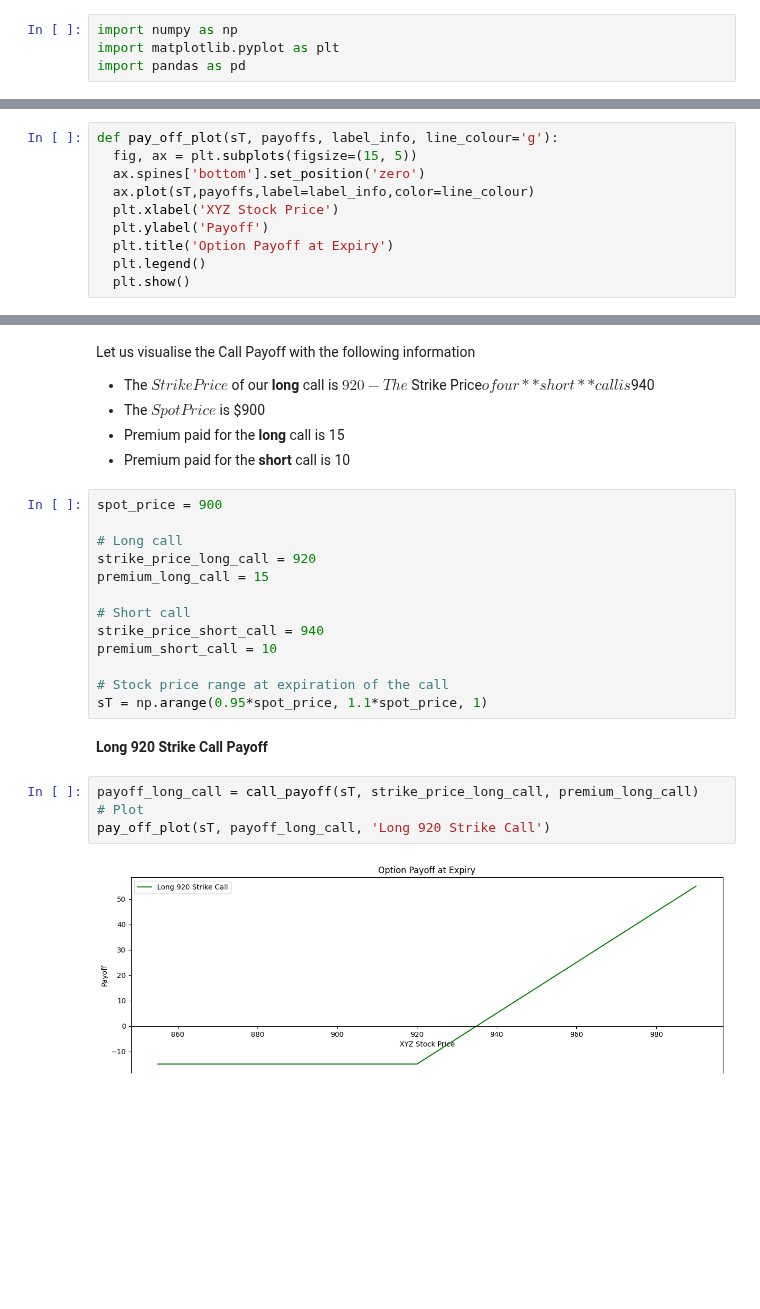
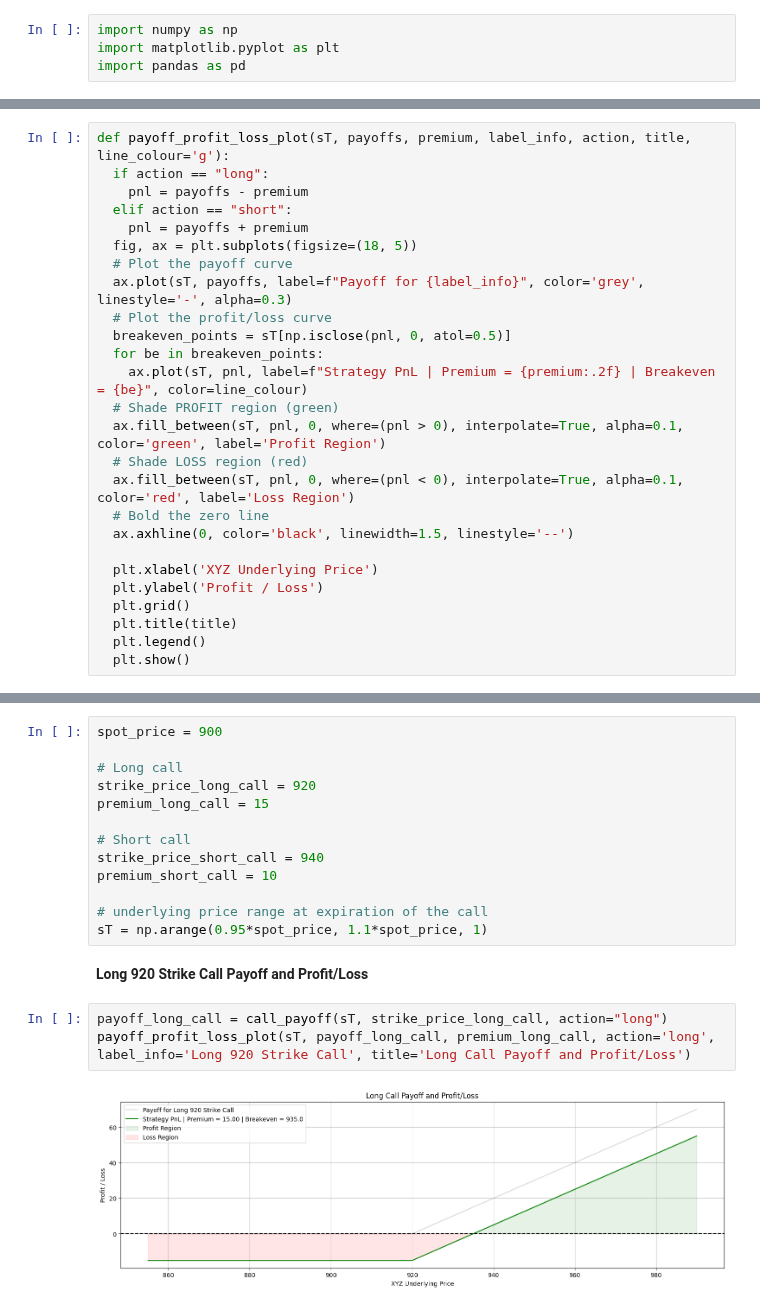
Before and after one commit to KevinTan1203/Systematic-Quant-Trading, a Jupyter notebook: Quantitative Concepts/Derivatives & Options/Options.ipynb, the cells around one changed output, grey strips where cells are left out. Drawn from its saved outputs; the diff is of its cells as text; blank space fills up the shorter version.

```diff
--- a/Quantitative Concepts/Derivatives & Options/Options.ipynb
+++ b/Quantitative Concepts/Derivatives & Options/Options.ipynb
@@ -39,10 +84,26 @@ We will define a payoff plot for the ease of plotting simple option payoff chart
 # %%
-def pay_off_plot(sT, payoffs, label_info, line_colour='g'):
-  fig, ax = plt.subplots(figsize=(15, 5))
-  ax.spines['bottom'].set_position('zero')
-  ax.plot(sT,payoffs,label=label_info,color=line_colour)
-  plt.xlabel('XYZ Stock Price')
-  plt.ylabel('Payoff')
-  plt.title('Option Payoff at Expiry')
+def payoff_profit_loss_plot(sT, payoffs, premium, label_info, action, title, line_colour='g'):
+  if action == "long":
+    pnl = payoffs - premium
+  elif action == "short":
+    pnl = payoffs + premium
+  fig, ax = plt.subplots(figsize=(18, 5))
+  # Plot the payoff curve
+  ax.plot(sT, payoffs, label=f"Payoff for {label_info}", color='grey', linestyle='-', alpha=0.3)
+  # Plot the profit/loss curve
+  breakeven_points = sT[np.isclose(pnl, 0, atol=0.5)]
+  for be in breakeven_points:
+    ax.plot(sT, pnl, label=f"Strategy PnL | Premium = {premium:.2f} | Breakeven = {be}", color=line_colour)
+  # Shade PROFIT region (green)
+  ax.fill_between(sT, pnl, 0, where=(pnl > 0), interpolate=True, alpha=0.1, color='green', label='Profit Region')
+  # Shade LOSS region (red)
+  ax.fill_between(sT, pnl, 0, where=(pnl < 0), interpolate=True, alpha=0.1, color='red', label='Loss Region')
+  # Bold the zero line
+  ax.axhline(0, color='black', linewidth=1.5, linestyle='--')
+
+  plt.xlabel('XYZ Underlying Price')
+  plt.ylabel('Profit / Loss')
+  plt.grid()
+  plt.title(title)
   plt.legend()
   plt.show()
@@ -87,10 +155,3 @@ pay_off_plot(sT, payoff_short_put, 'Short 860 Strike Put', 'r')
-# %% [markdown]
-Let us visualise the Call Payoff with the following information
-- The $Strike Price$ of our **long** call is $920
-- The $Strike Price$ of our **short** call is $940
-- The $Spot Price$ is $900
-- Premium paid for the **long** call is 15
-- Premium paid for the **short** call is 10
 # %%
 spot_price = 900
 
@@ -102,14 +163,13 @@ premium_long_call = 15
 strike_price_short_call = 940
 premium_short_call = 10
 
-# Stock price range at expiration of the call
+# underlying price range at expiration of the call
 sT = np.arange(0.95*spot_price, 1.1*spot_price, 1)
 # %% [markdown]
-**Long 920 Strike Call Payoff**
+**Long 920 Strike Call Payoff and Profit/Loss**
 # %%
-payoff_long_call = call_payoff(sT, strike_price_long_call, premium_long_call)
-# Plot
-pay_off_plot(sT, payoff_long_call, 'Long 920 Strike Call')
+payoff_long_call = call_payoff(sT, strike_price_long_call, action="long")
+payoff_profit_loss_plot(sT, payoff_long_call, premium_long_call, action='long', label_info='Long 920 Strike Call', title='Long Call Payoff and Profit/Loss')
 # %% [output]
-[figure, old version]
+[figure, new version]
 # %% [markdown]
```
Also changed, not shown: parts of 46 cells of this notebook.
